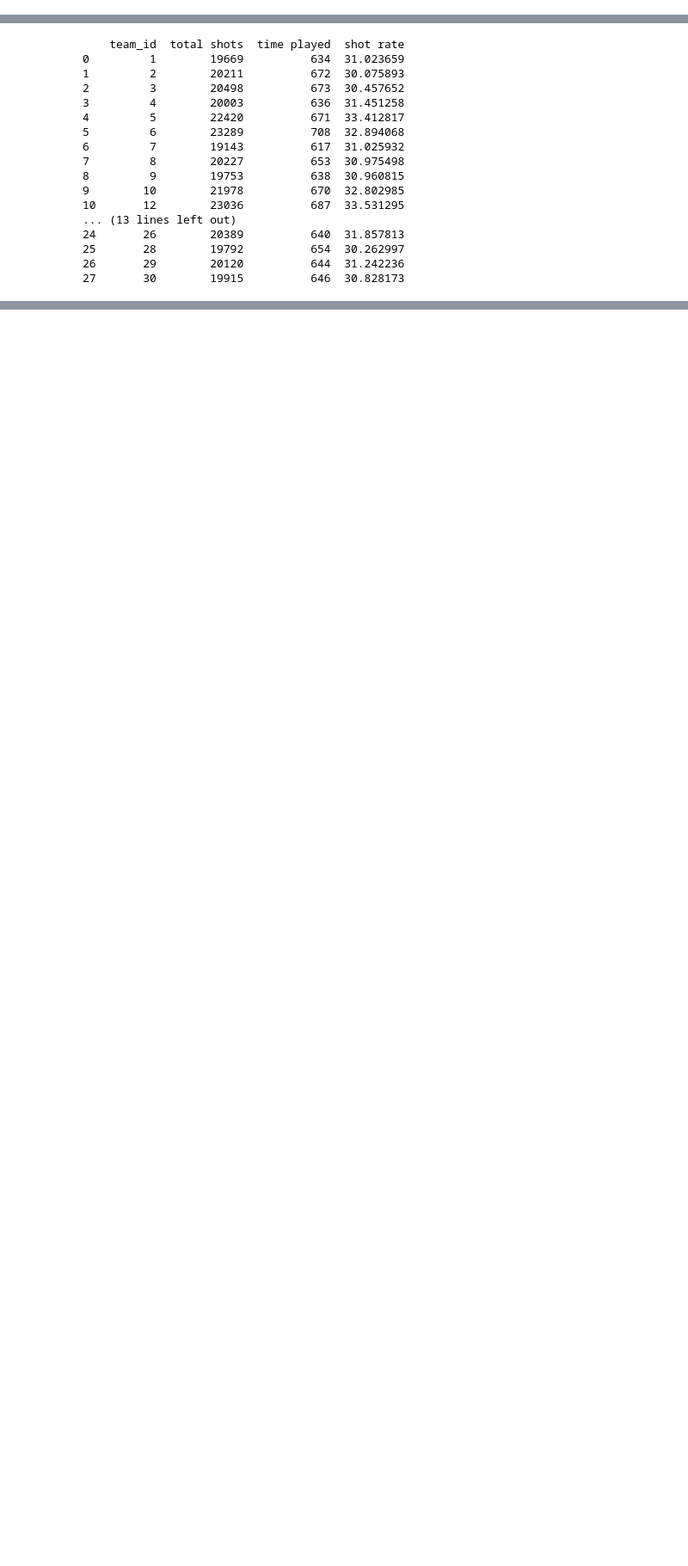
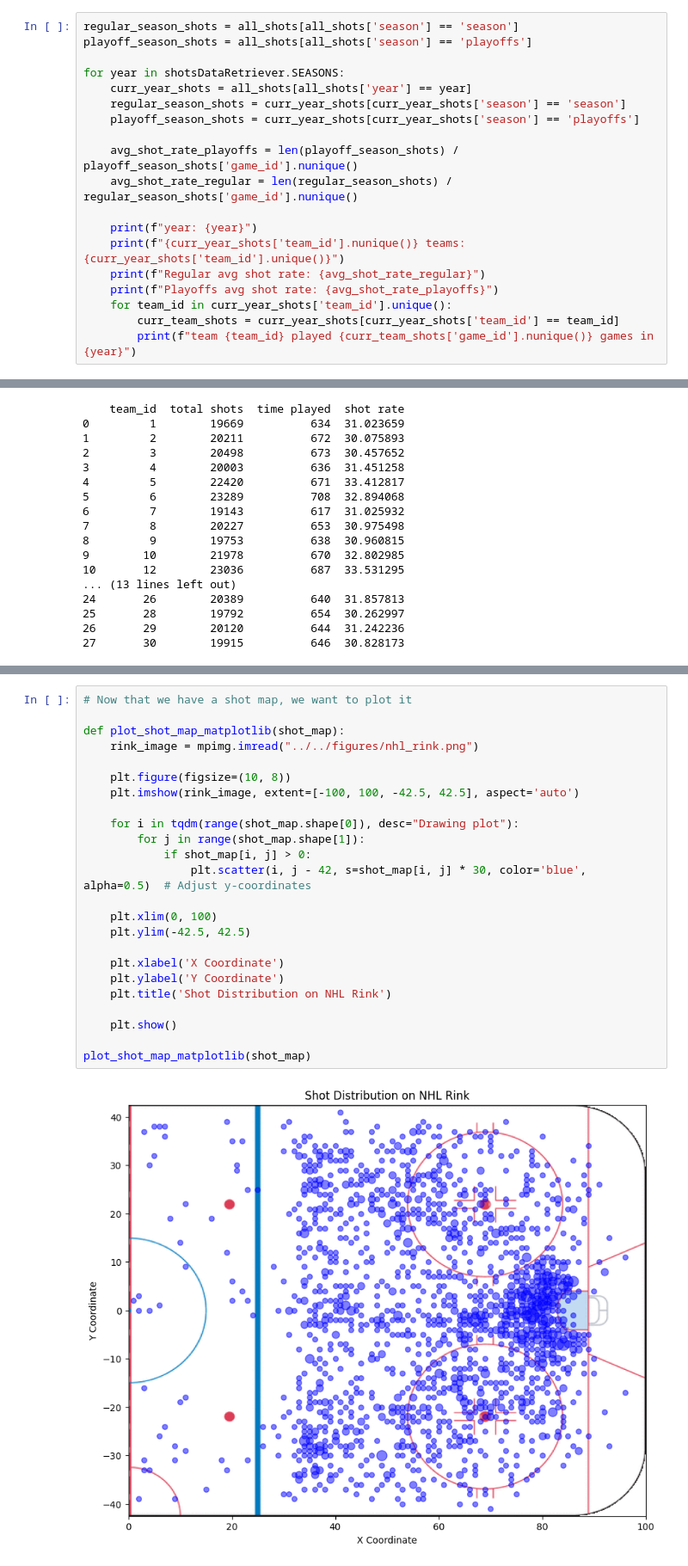
Before and after one commit to hypium/NHL_GoalPredictionApp, a Jupyter notebook: ift6758/visualizations/advanced_visualizations.ipynb, the cells around one changed output, grey strips where cells are left out. Shown at 86% size. Saved outputs shown, nothing was run; the diff lists cells and outputs as text; blank space fills up the shorter version.

Commit message:
added some visualizations

```diff
--- a/ift6758/visualizations/advanced_visualizations.ipynb
+++ b/ift6758/visualizations/advanced_visualizations.ipynb
@@ -117,0 +18,19 @@ Index(['game_id', 'period', 'time_in', 'time_remaining', 'team_id', 'is_goal',
+# %%
+regular_season_shots = all_shots[all_shots['season'] == 'season']
+playoff_season_shots = all_shots[all_shots['season'] == 'playoffs']
+
+for year in shotsDataRetriever.SEASONS:
+    curr_year_shots = all_shots[all_shots['year'] == year]
+    regular_season_shots = curr_year_shots[curr_year_shots['season'] == 'season']
+    playoff_season_shots = curr_year_shots[curr_year_shots['season'] == 'playoffs']
+
+    avg_shot_rate_playoffs = len(playoff_season_shots) / playoff_season_shots['game_id'].nunique()
+    avg_shot_rate_regular = len(regular_season_shots) / regular_season_shots['game_id'].nunique()
+
+    print(f"year: {year}")
+    print(f"{curr_year_shots['team_id'].nunique()} teams: {curr_year_shots['team_id'].unique()}")
+    print(f"Regular avg shot rate: {avg_shot_rate_regular}")
+    print(f"Playoffs avg shot rate: {avg_shot_rate_playoffs}")
+    for team_id in curr_year_shots['team_id'].unique():
+        curr_team_shots = curr_year_shots[curr_year_shots['team_id'] == team_id]
+        print(f"team {team_id} played {curr_team_shots['game_id'].nunique()} games in {year}")
@@ -225,0 +183,26 @@ plot_shot_map(team_df, "Team 15")  # Re
+# %%
+# Now that we have a shot map, we want to plot it
+
+def plot_shot_map_matplotlib(shot_map):
+    rink_image = mpimg.imread("../../figures/nhl_rink.png")
+
+    plt.figure(figsize=(10, 8))
+    plt.imshow(rink_image, extent=[-100, 100, -42.5, 42.5], aspect='auto')
+
+    for i in tqdm(range(shot_map.shape[0]), desc="Drawing plot"):
+        for j in range(shot_map.shape[1]):
+            if shot_map[i, j] > 0:
+                plt.scatter(i, j - 42, s=shot_map[i, j] * 30, color='blue', alpha=0.5)  # Adjust y-coordinates
+
+    plt.xlim(0, 100)
+    plt.ylim(-42.5, 42.5)
+
+    plt.xlabel('X Coordinate')
+    plt.ylabel('Y Coordinate')
+    plt.title('Shot Distribution on NHL Rink')
+
+    plt.show()
+
+plot_shot_map_matplotlib(shot_map)
+# %% [output]
+[figure, added]
```
Also changed, not shown: parts of 12 cells of this notebook.
